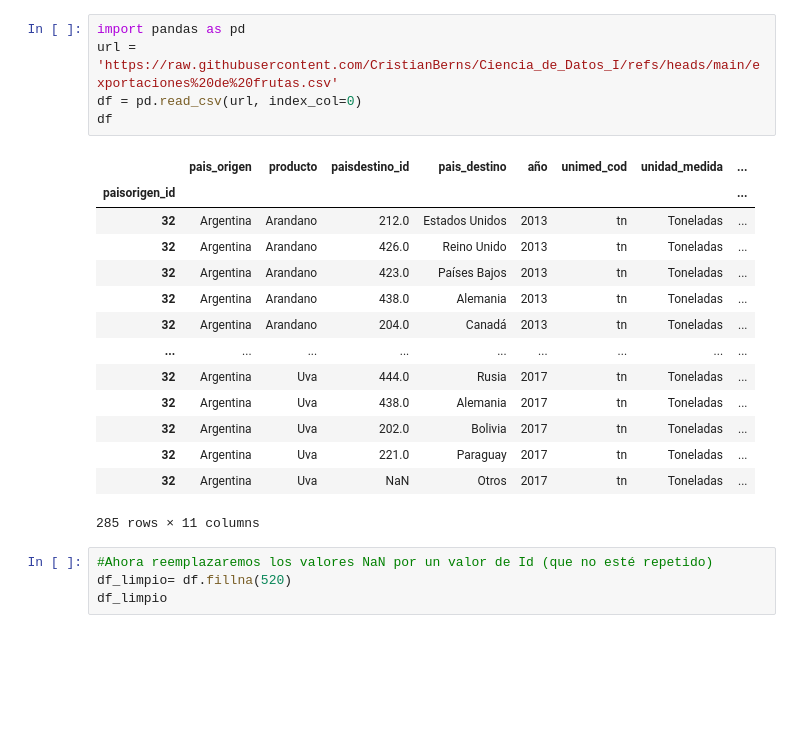
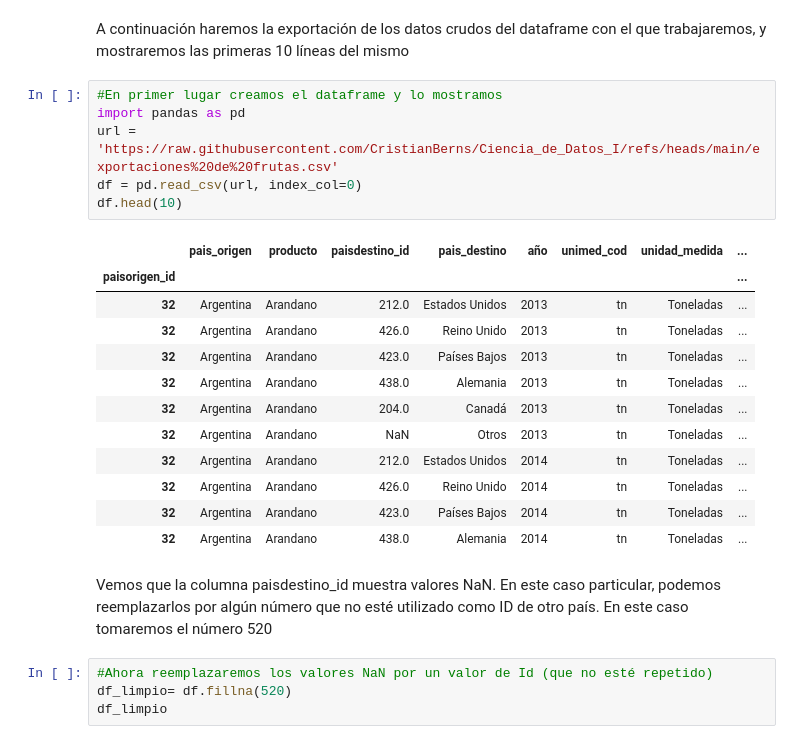
Before and after one commit to CristianBerns/Ciencia_de_Datos_I, a Jupyter notebook: 01_df_primer_preentrega.ipynb, the cells around one changed output. Saved outputs shown, nothing was run; the diff lists cells and outputs as text; blank space fills up the shorter version.

```diff
--- a/01_df_primer_preentrega.ipynb
+++ b/01_df_primer_preentrega.ipynb
@@ -1,23 +10,26 @@
+# %% [markdown]
+A continuación haremos la exportación de los datos crudos del dataframe con el que trabajaremos, y mostraremos las primeras 10 líneas del mismo
 # %%
+#En primer lugar creamos el dataframe y lo mostramos
 import pandas as pd
 url = 'https://raw.githubusercontent.com/CristianBerns/Ciencia_de_Datos_I/refs/heads/main/exportaciones%20de%20frutas.csv'
 df = pd.read_csv(url, index_col=0)
-df
+df.head(10)
 # %% [output]
 |  | pais_origen | producto | paisdestino_id | pais_destino | año | unimed_cod | unidad_medida | ... |
 | paisorigen_id |  |  |  |  |  |  |  | ... |
 | 32 | Argentina | Arandano | 212.0 | Estados Unidos | 2013 | tn | Toneladas | ... |
 | 32 | Argentina | Arandano | 426.0 | Reino Unido | 2013 | tn | Toneladas | ... |
 | 32 | Argentina | Arandano | 423.0 | Países Bajos | 2013 | tn | Toneladas | ... |
 | 32 | Argentina | Arandano | 438.0 | Alemania | 2013 | tn | Toneladas | ... |
 | 32 | Argentina | Arandano | 204.0 | Canadá | 2013 | tn | Toneladas | ... |
-| ... | ... | ... | ... | ... | ... | ... | ... | ... |
-| 32 | Argentina | Uva | 444.0 | Rusia | 2017 | tn | Toneladas | ... |
-| 32 | Argentina | Uva | 438.0 | Alemania | 2017 | tn | Toneladas | ... |
-| 32 | Argentina | Uva | 202.0 | Bolivia | 2017 | tn | Toneladas | ... |
-| 32 | Argentina | Uva | 221.0 | Paraguay | 2017 | tn | Toneladas | ... |
-| 32 | Argentina | Uva | NaN | Otros | 2017 | tn | Toneladas | ... |
+| 32 | Argentina | Arandano | NaN | Otros | 2013 | tn | Toneladas | ... |
+| 32 | Argentina | Arandano | 212.0 | Estados Unidos | 2014 | tn | Toneladas | ... |
+| 32 | Argentina | Arandano | 426.0 | Reino Unido | 2014 | tn | Toneladas | ... |
+| 32 | Argentina | Arandano | 423.0 | Países Bajos | 2014 | tn | Toneladas | ... |
+| 32 | Argentina | Arandano | 438.0 | Alemania | 2014 | tn | Toneladas | ... |
-285 rows × 11 columns
+# %% [markdown]
+Vemos que la columna paisdestino_id muestra valores NaN. En este caso particular, podemos reemplazarlos por algún número que no esté utilizado como ID de otro país. En este caso tomaremos el número 520
 # %%
 #Ahora reemplazaremos los valores NaN por un valor de Id (que no esté repetido)
 df_limpio= df.fillna(520)
```
Also changed, not shown: parts of 23 cells of this notebook.
